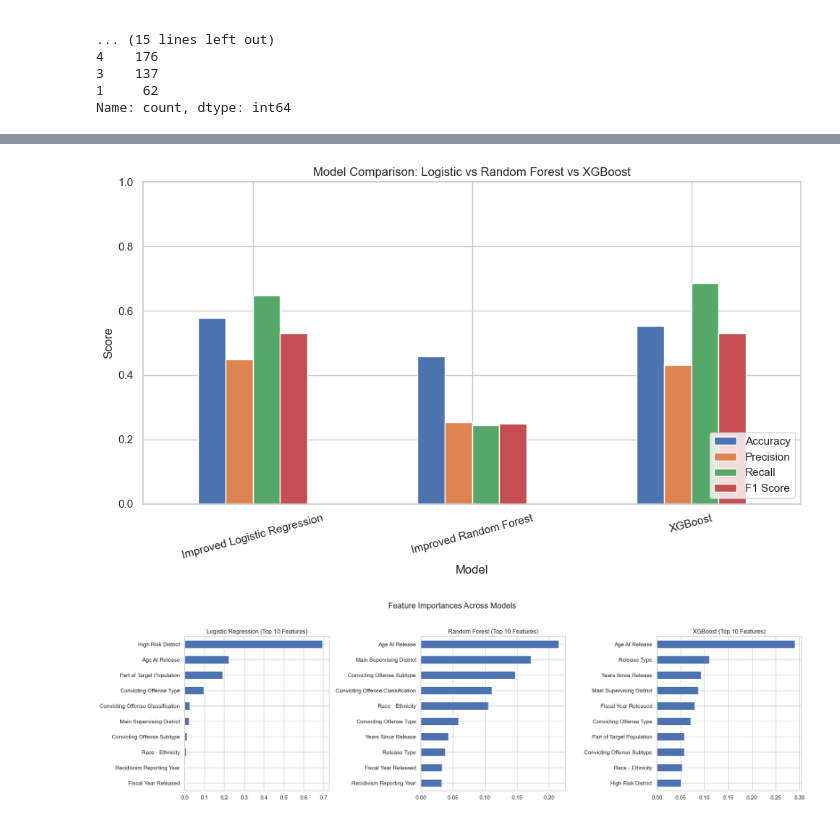
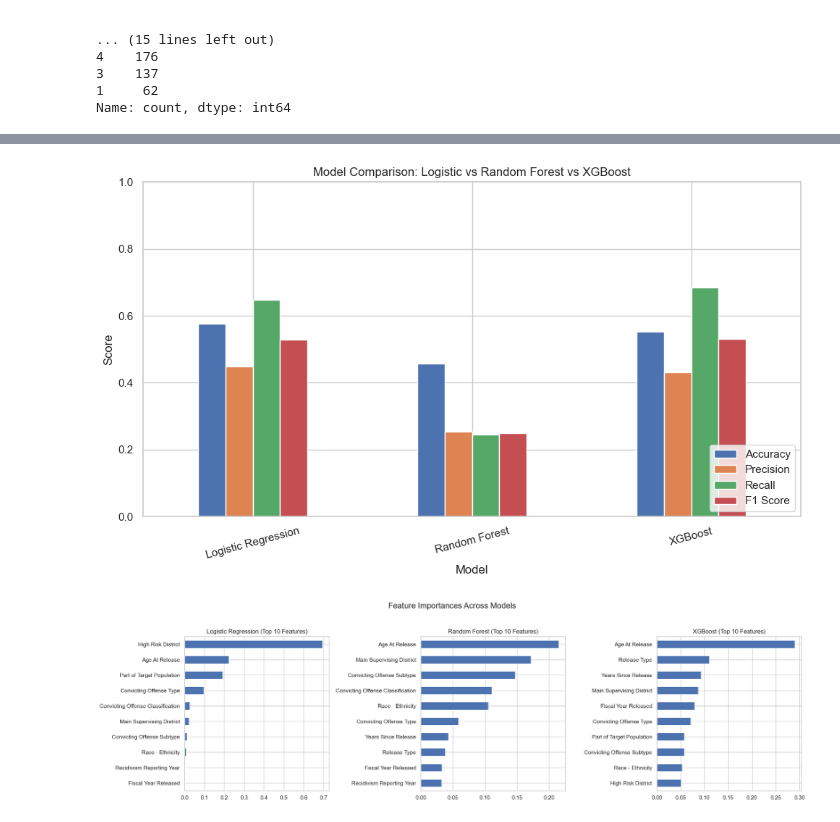
Before and after one commit to msomakpo/recidivism-risk-prediction, a Jupyter notebook: notebooks/recidivism_analysis.ipynb, the cells around one changed output, grey strips where cells are left out. Saved outputs shown, nothing was run; the diff lists cells and outputs as text; code cells hidden in the pictures.

```diff
--- a/notebooks/recidivism_analysis.ipynb
+++ b/notebooks/recidivism_analysis.ipynb
@@ -3,8 +3,14 @@ import pandas as pd
 import numpy as np
 from sklearn.preprocessing import LabelEncoder, StandardScaler
 
-# Load dataset
-df = pd.read_csv('Unfilterdata.csv')
+import os
+
+# Set working directory to your project root
+os.chdir("C:/Users/nis03/recidivism-risk-prediction")
+
+# Now this will work:
+import pandas as pd
+df = pd.read_csv("data/raw/Unfilterdata.csv")
 
 # 1. Strip whitespace from column names
 df.columns = df.columns.str.strip()
@@ -356,8 +362,8 @@ plt.show()
 from sklearn.metrics import accuracy_score, precision_score, recall_score, f1_score
 
 models = {
-    "Improved Logistic Regression": y_pred_log,
-    "Improved Random Forest": y_pred_rf,
+    "Logistic Regression": y_pred_log,
+    "Random Forest": y_pred_rf,
     "XGBoost": y_pred_xgb
 }
 
@@ -398,4 +404,4 @@ plt.show()
-[figure, old version]
+[figure, new version]
 # %%
 import matplotlib.pyplot as plt
 import pandas as pd
```
Also changed, not shown: parts of 3 cells of this notebook.
